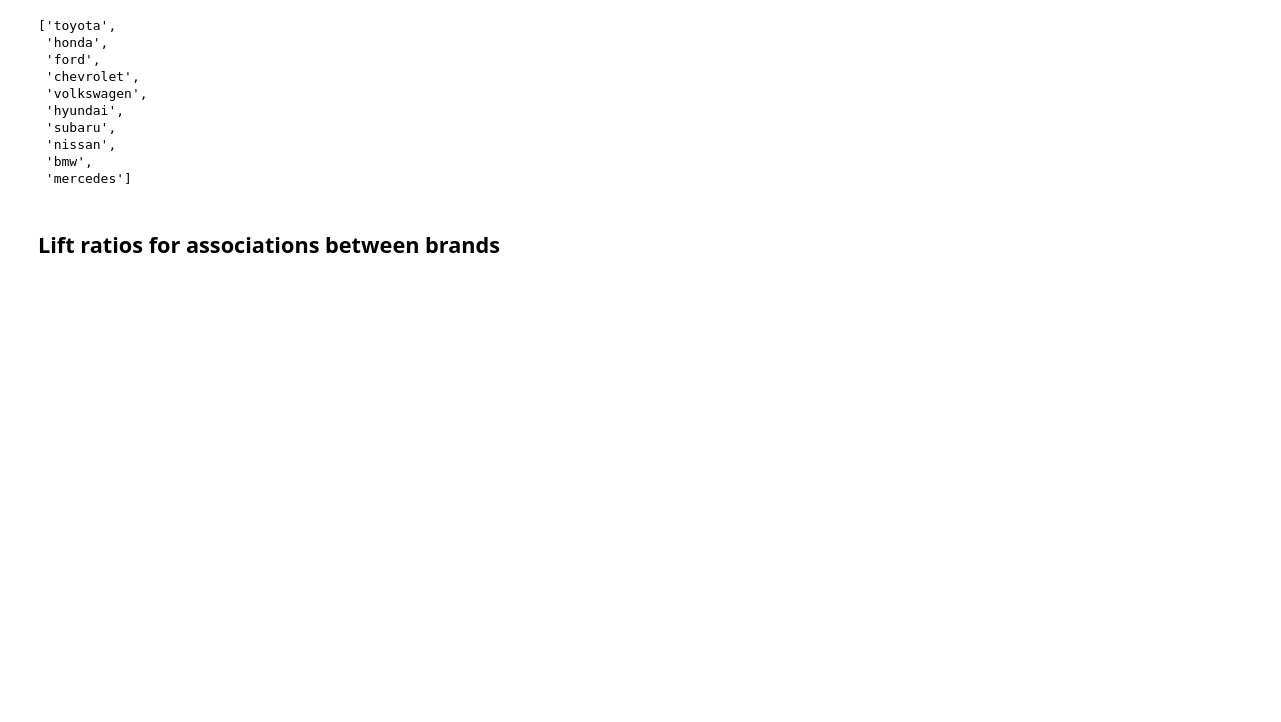
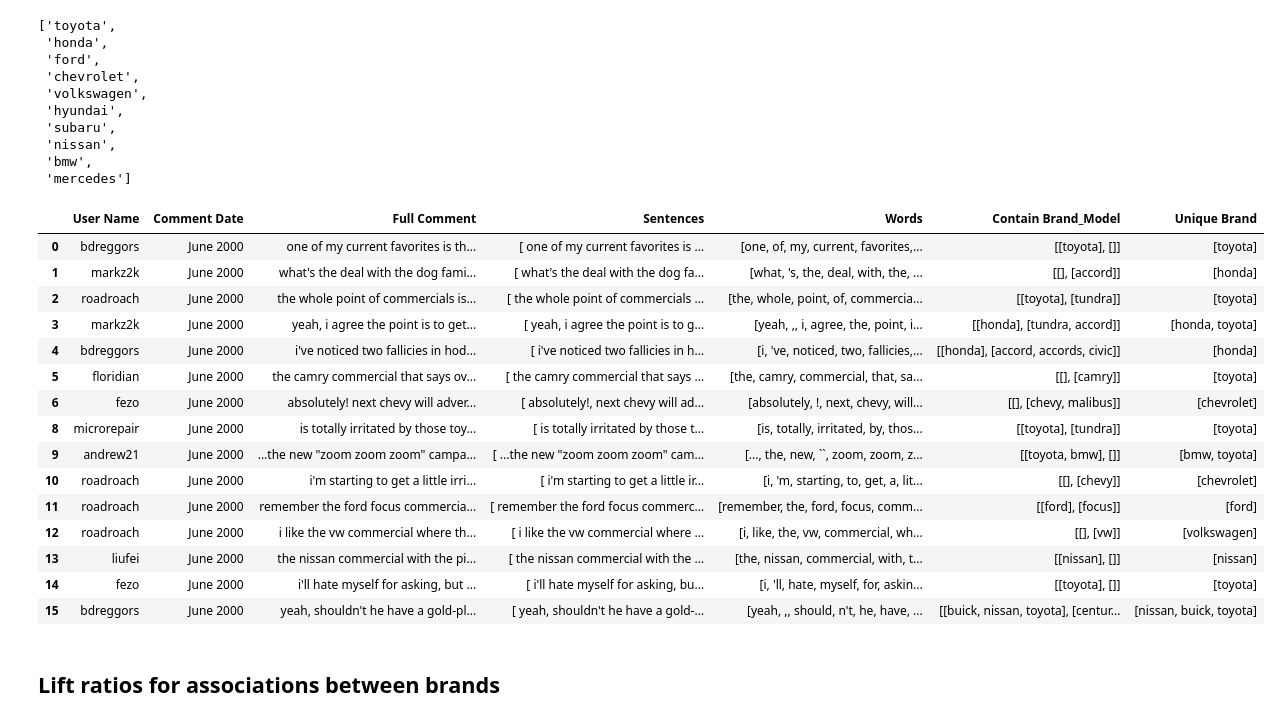
Before and after one commit to rebeccazhang199/Text_Analytics, a Jupyter notebook: Group Assignment.ipynb, the cells around one changed output. Saved outputs shown, nothing was run; the diff lists cells and outputs as text; code cells hidden in the pictures; blank space fills up the shorter version.

```diff
--- a/Group Assignment.ipynb
+++ b/Group Assignment.ipynb
@@ -216,6 +229,26 @@ top10brand
  'nissan',
  'bmw',
  'mercedes']
+# %%
+filter_comments = comments[comments['Unique Brand'].apply(lambda x: any(brand in top10brand for brand in x))]
+filter_comments.head(15)
+# %% [output]
+|  | User Name | Comment Date | Full Comment | Sentences | Words | Contain Brand_Model | Unique Brand |
+| 0 | bdreggors | June 2000 | one of my current favorites is th... | [ one of my current favorites is ... | [one, of, my, current, favorites,... | [[toyota], []] | [toyota] |
+| 1 | markz2k | June 2000 | what's the deal with the dog fami... | [ what's the deal with the dog fa... | [what, 's, the, deal, with, the, ... | [[], [accord]] | [honda] |
+| 2 | roadroach | June 2000 | the whole point of commercials is... | [ the whole point of commercials ... | [the, whole, point, of, commercia... | [[toyota], [tundra]] | [toyota] |
+| 3 | markz2k | June 2000 | yeah, i agree the point is to get... | [ yeah, i agree the point is to g... | [yeah, ,, i, agree, the, point, i... | [[honda], [tundra, accord]] | [honda, toyota] |
+| 4 | bdreggors | June 2000 | i've noticed two fallicies in hod... | [ i've noticed two fallicies in h... | [i, 've, noticed, two, fallicies,... | [[honda], [accord, accords, civic]] | [honda] |
+| 5 | floridian | June 2000 | the camry commercial that says ov... | [ the camry commercial that says ... | [the, camry, commercial, that, sa... | [[], [camry]] | [toyota] |
+| 6 | fezo | June 2000 | absolutely! next chevy will adver... | [ absolutely!, next chevy will ad... | [absolutely, !, next, chevy, will... | [[], [chevy, malibus]] | [chevrolet] |
+| 8 | microrepair | June 2000 | is totally irritated by those toy... | [ is totally irritated by those t... | [is, totally, irritated, by, thos... | [[toyota], [tundra]] | [toyota] |
+| 9 | andrew21 | June 2000 | ...the new "zoom zoom zoom" campa... | [ ...the new "zoom zoom zoom" cam... | [..., the, new, ``, zoom, zoom, z... | [[toyota, bmw], []] | [bmw, toyota] |
+| 10 | roadroach | June 2000 | i'm starting to get a little irri... | [ i'm starting to get a little ir... | [i, 'm, starting, to, get, a, lit... | [[], [chevy]] | [chevrolet] |
+| 11 | roadroach | June 2000 | remember the ford focus commercia... | [ remember the ford focus commerc... | [remember, the, ford, focus, comm... | [[ford], [focus]] | [ford] |
+| 12 | roadroach | June 2000 | i like the vw commercial where th... | [ i like the vw commercial where ... | [i, like, the, vw, commercial, wh... | [[], [vw]] | [volkswagen] |
+| 13 | liufei | June 2000 | the nissan commercial with the pi... | [ the nissan commercial with the ... | [the, nissan, commercial, with, t... | [[nissan], []] | [nissan] |
+| 14 | fezo | June 2000 | i'll hate myself for asking, but ... | [ i'll hate myself for asking, bu... | [i, 'll, hate, myself, for, askin... | [[toyota], []] | [toyota] |
+| 15 | bdreggors | June 2000 | yeah, shouldn't he have a gold-pl... | [ yeah, shouldn't he have a gold-... | [yeah, ,, should, n't, he, have, ... | [[buick, nissan, toyota], [centur... | [nissan, buick, toyota] |
 # %% [markdown]
 ## Lift ratios for associations between brands
 # %% [markdown]
```
Also changed, not shown: parts of 1 cell of this notebook.
